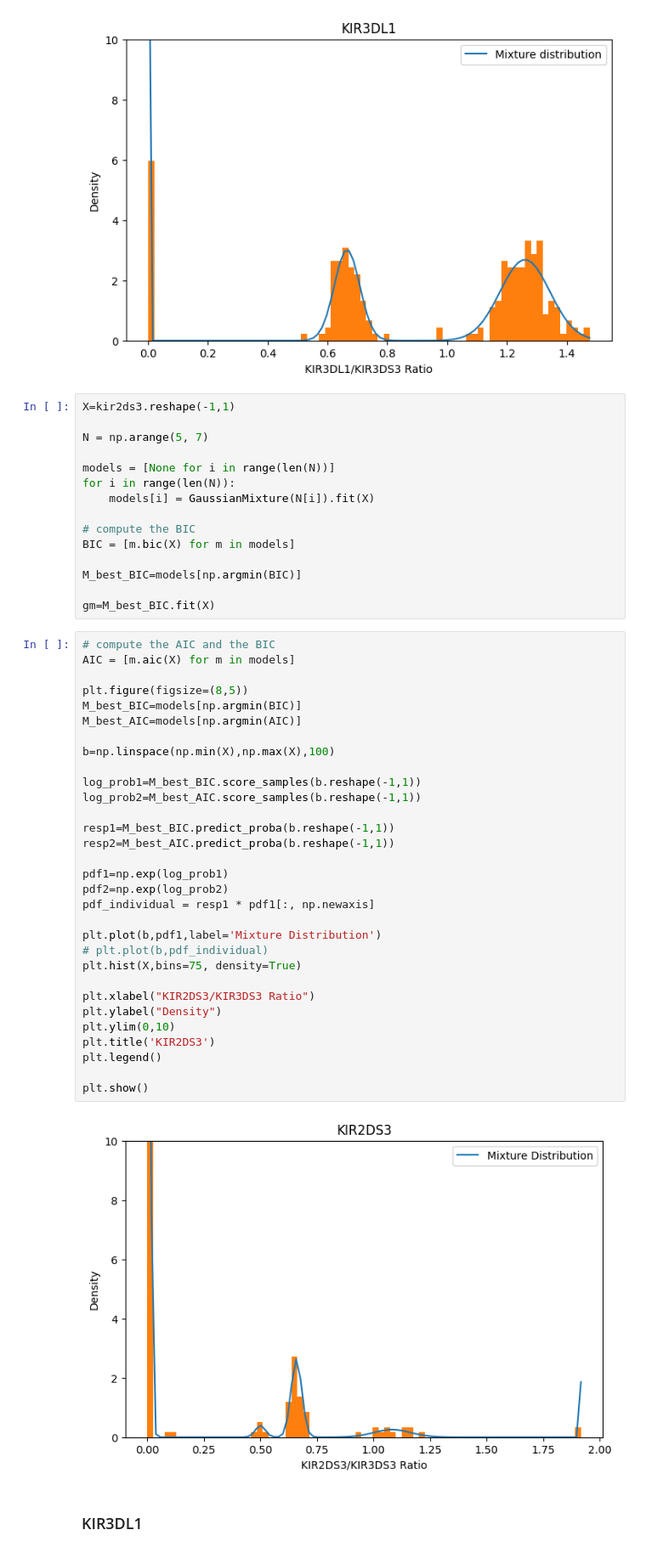
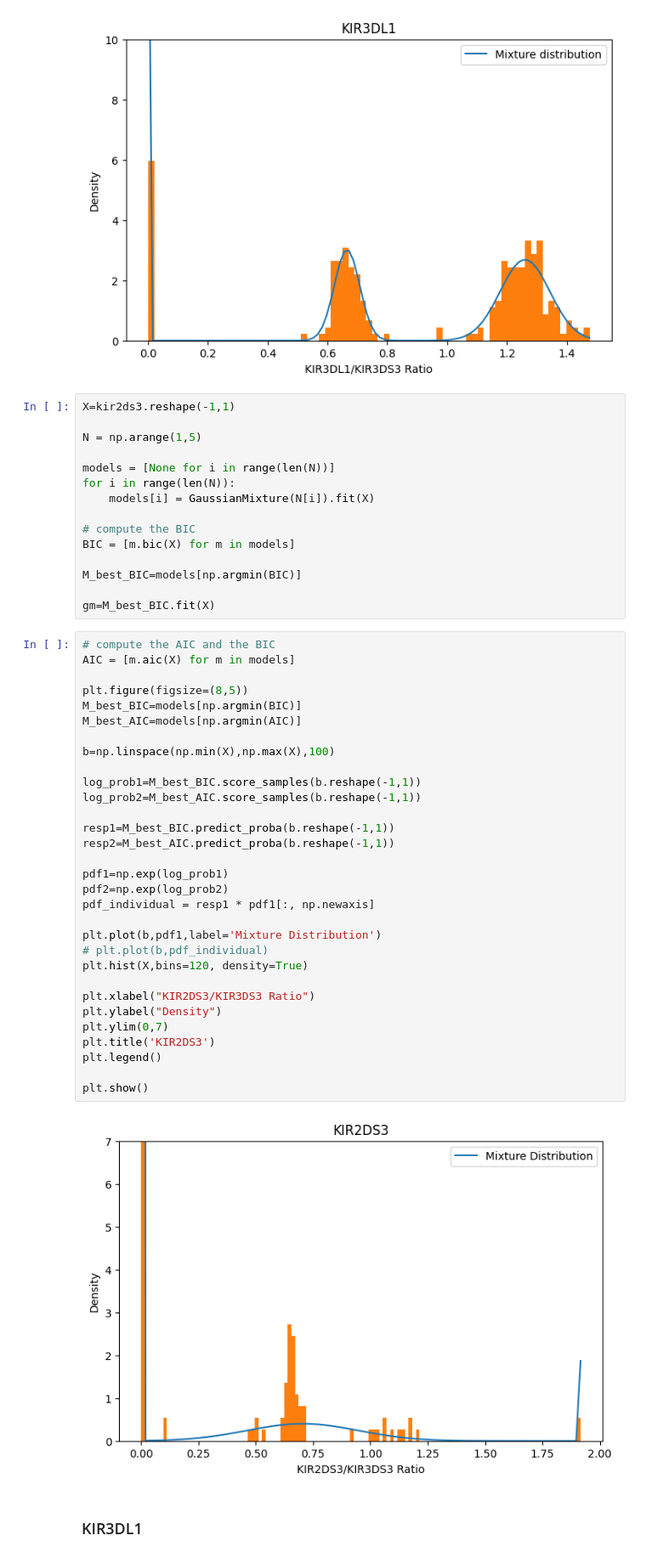
Before and after one commit to devitahalim/scie30001-project, a Jupyter notebook: functions/KIRExample.ipynb, the cells around one changed output. Shown at 85% size. Drawn from its saved outputs; the diff is of its cells as text.

Commit message:
update figure, fix global var

```diff
--- a/functions/KIRExample.ipynb
+++ b/functions/KIRExample.ipynb
@@ -272,7 +348,7 @@ plt.show()
 # %%
 X=kir2ds3.reshape(-1,1)
 
-N = np.arange(5, 7)
+N = np.arange(1,5)
 
 models = [None for i in range(len(N))]
 for i in range(len(N)):
@@ -287,36 +363,36 @@ gm=M_best_BIC.fit(X)
 # %%
 # compute the AIC and the BIC
 AIC = [m.aic(X) for m in models]
 
 plt.figure(figsize=(8,5))
 M_best_BIC=models[np.argmin(BIC)]
 M_best_AIC=models[np.argmin(AIC)]
 
 b=np.linspace(np.min(X),np.max(X),100)
 
 log_prob1=M_best_BIC.score_samples(b.reshape(-1,1))
 log_prob2=M_best_AIC.score_samples(b.reshape(-1,1))
 
 resp1=M_best_BIC.predict_proba(b.reshape(-1,1))
 resp2=M_best_AIC.predict_proba(b.reshape(-1,1))
 
 pdf1=np.exp(log_prob1)
 pdf2=np.exp(log_prob2)
 pdf_individual = resp1 * pdf1[:, np.newaxis]
 
 plt.plot(b,pdf1,label='Mixture Distribution')
 # plt.plot(b,pdf_individual)
-plt.hist(X,bins=75, density=True)
+plt.hist(X,bins=120, density=True)
 
 plt.xlabel("KIR2DS3/KIR3DS3 Ratio")
 plt.ylabel("Density")
-plt.ylim(0,10)
+plt.ylim(0,7)
 plt.title('KIR2DS3')
 plt.legend()
 
 plt.show()
 # %% [output]
-[figure, old version]
+[figure, new version]
 # %% [markdown]
 ### KIR3DL1
 # %%
```
Also changed, not shown: parts of 8 cells of this notebook, 26 other files.
